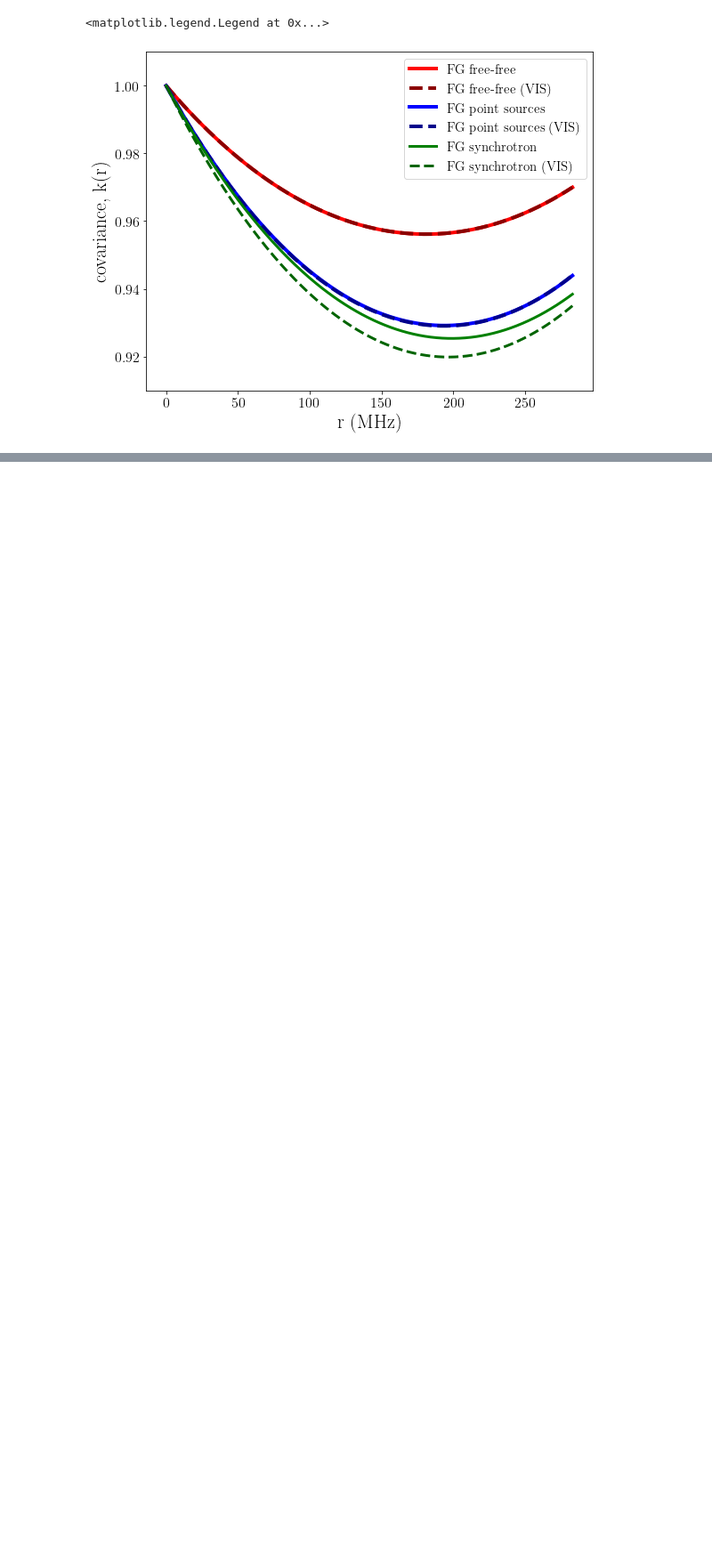
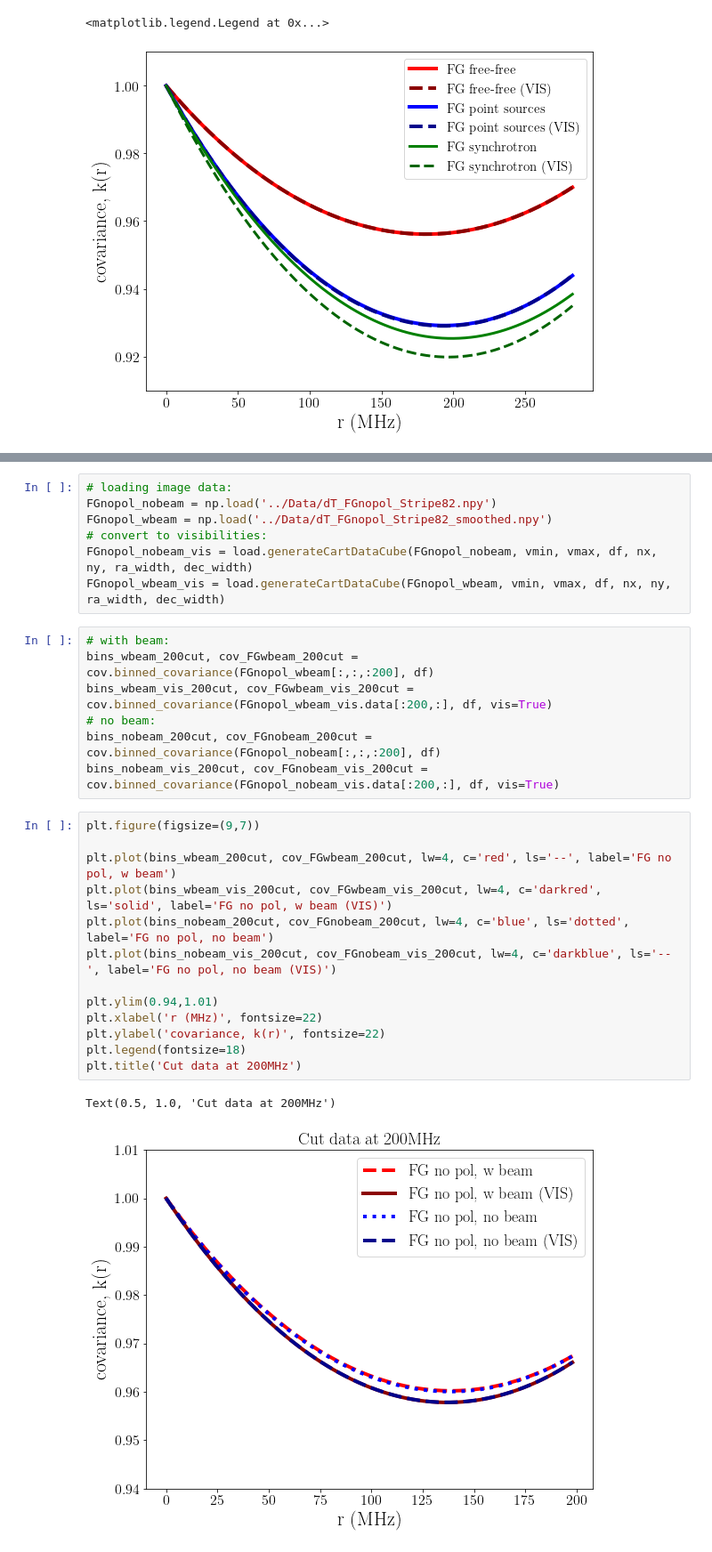
Before and after one commit to paulassoares/gpr4im, a Jupyter notebook: Jupyter Notebooks/Binned_Covariance.ipynb, the cells around one changed output, grey strips where cells are left out. Shown at 89% size. Drawn from its saved outputs; the diff is of its cells as text; blank space fills up the shorter version.

```diff
--- a/Jupyter Notebooks/Binned_Covariance.ipynb
+++ b/Jupyter Notebooks/Binned_Covariance.ipynb
@@ -175,0 +199,30 @@ plt.legend(fontsize=15)
+# %%
+# loading image data:
+FGnopol_nobeam = np.load('../Data/dT_FGnopol_Stripe82.npy')
+FGnopol_wbeam = np.load('../Data/dT_FGnopol_Stripe82_smoothed.npy')
+# convert to visibilities:
+FGnopol_nobeam_vis = load.generateCartDataCube(FGnopol_nobeam, vmin, vmax, df, nx, ny, ra_width, dec_width)
+FGnopol_wbeam_vis = load.generateCartDataCube(FGnopol_wbeam, vmin, vmax, df, nx, ny, ra_width, dec_width)
+# %%
+# with beam:
+bins_wbeam_200cut, cov_FGwbeam_200cut = cov.binned_covariance(FGnopol_wbeam[:,:,:200], df)
+bins_wbeam_vis_200cut, cov_FGwbeam_vis_200cut = cov.binned_covariance(FGnopol_wbeam_vis.data[:200,:], df, vis=True)
+# no beam:
+bins_nobeam_200cut, cov_FGnobeam_200cut = cov.binned_covariance(FGnopol_nobeam[:,:,:200], df)
+bins_nobeam_vis_200cut, cov_FGnobeam_vis_200cut = cov.binned_covariance(FGnopol_nobeam_vis.data[:200,:], df, vis=True)
+# %%
+plt.figure(figsize=(9,7))
+
+plt.plot(bins_wbeam_200cut, cov_FGwbeam_200cut, lw=4, c='red', ls='--', label='FG no pol, w beam')
+plt.plot(bins_wbeam_vis_200cut, cov_FGwbeam_vis_200cut, lw=4, c='darkred', ls='solid', label='FG no pol, w beam (VIS)')
+plt.plot(bins_nobeam_200cut, cov_FGnobeam_200cut, lw=4, c='blue', ls='dotted', label='FG no pol, no beam')
+plt.plot(bins_nobeam_vis_200cut, cov_FGnobeam_vis_200cut, lw=4, c='darkblue', ls='--', label='FG no pol, no beam (VIS)')
+
+plt.ylim(0.94,1.01)
+plt.xlabel('r (MHz)', fontsize=22)
+plt.ylabel('covariance, k(r)', fontsize=22)
+plt.legend(fontsize=18)
+plt.title('Cut data at 200MHz')
+# %% [output]
+Text(0.5, 1.0, 'Cut data at 200MHz')
+[figure, added]
```
Also changed, not shown: parts of 5 cells of this notebook.
